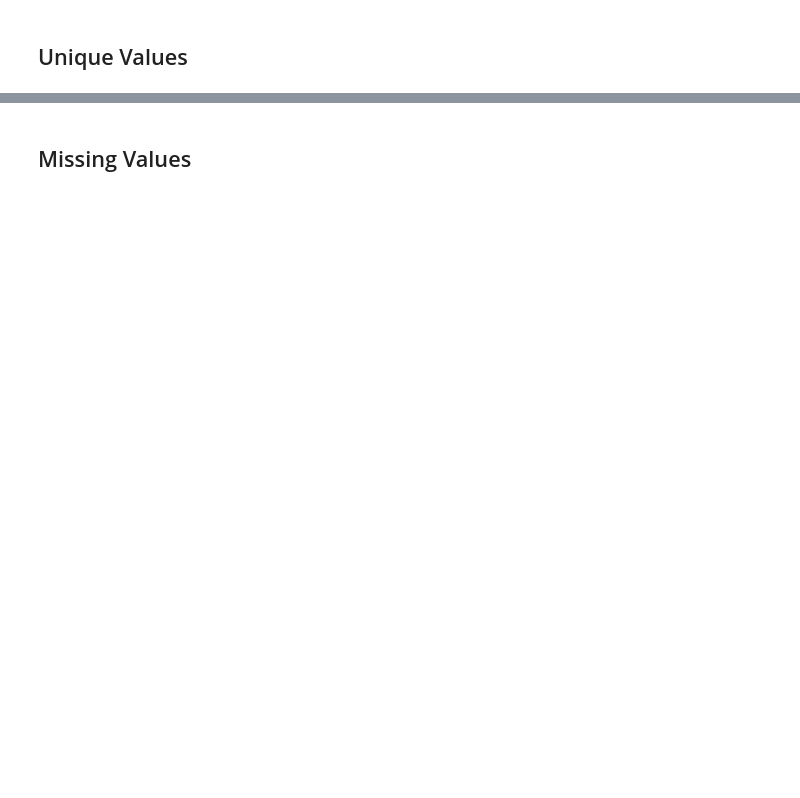
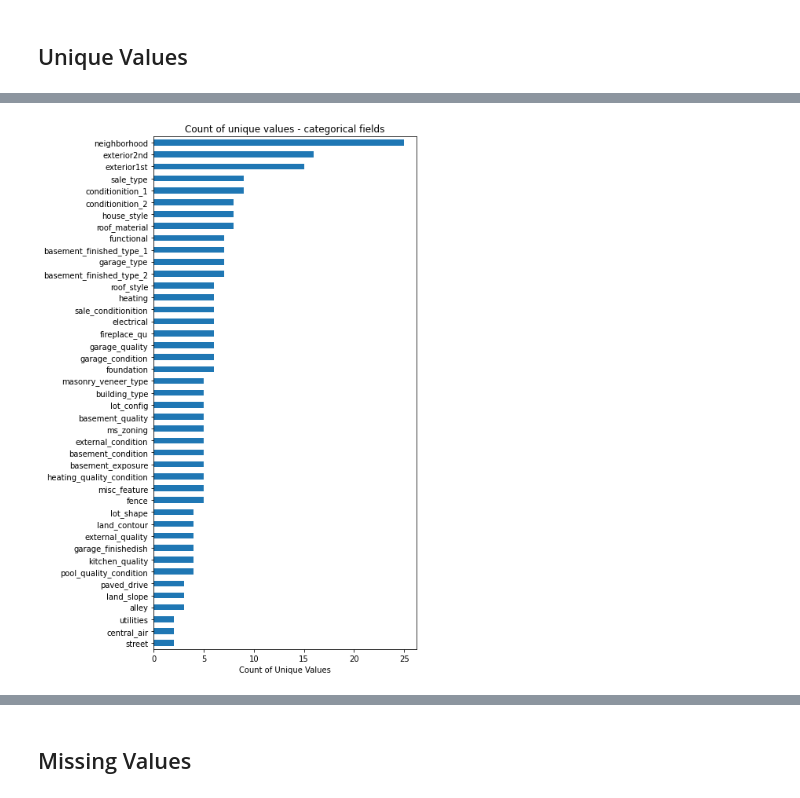
Before and after one commit to jeandsantos/deploying-housing-price-model, a Jupyter notebook: analysis.ipynb, the cells around one changed output, grey strips where cells are left out. Cells and saved outputs as stored; diff of their text form; code cells hidden in the pictures; blank space fills up the shorter version.

```diff
--- a/analysis.ipynb
+++ b/analysis.ipynb
@@ -80,3 +136,9 @@ plt.show()
+# %%
+plot_count_unique(train.df,
+                  dtype_include=['O'],
+                  title='Count of unique values - categorical fields')
+# %% [output]
+[figure, added]
 # %%
 # TODO Remove features with less than n unique values
 
```
Also changed, not shown: parts of 14 cells of this notebook, 5 other files.
